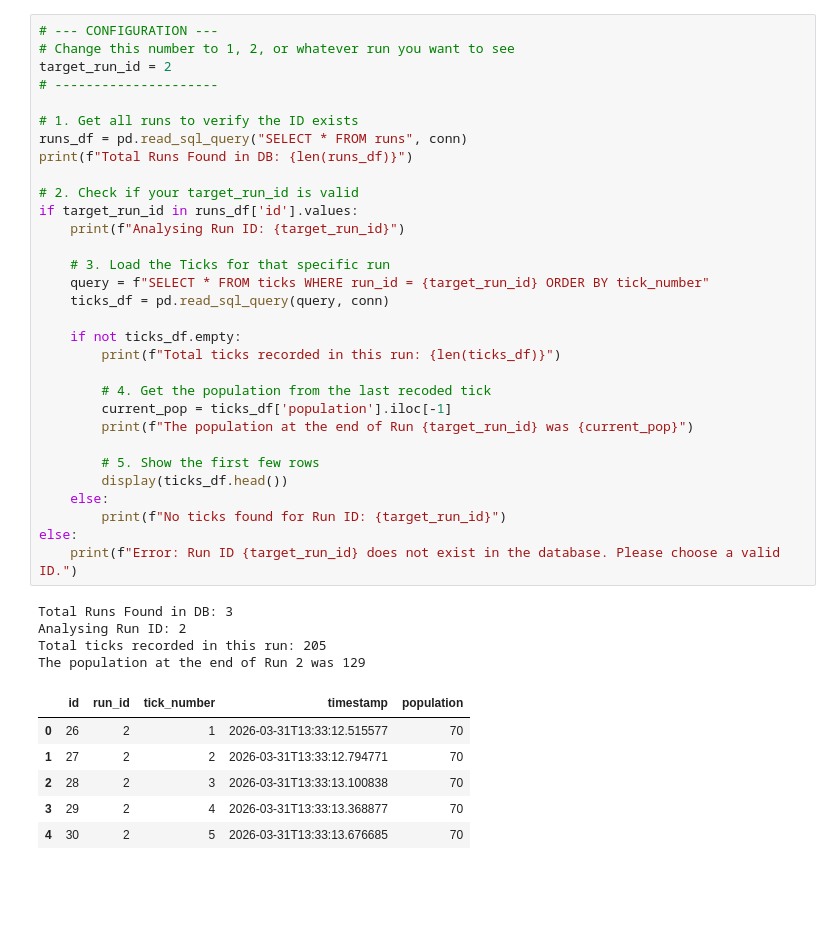
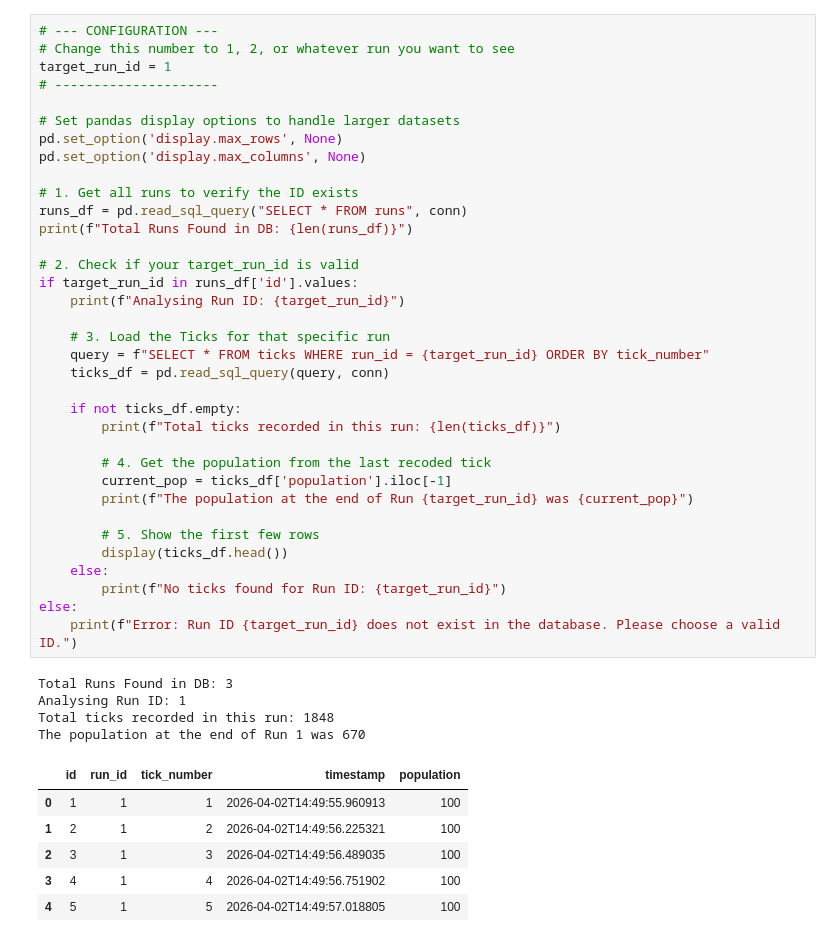
Before and after one commit to emmanueltab/my-ecosystem, a Jupyter notebook: server/reports.ipynb, the cells around one changed output. Cells and saved outputs as stored; diff of their text form; blank space fills up the shorter version.

```diff
--- a/server/reports.ipynb
+++ b/server/reports.ipynb
@@ -8,42 +8,46 @@ conn = sqlite3.connect("data/ecosystem.db")
 # %%
 # --- CONFIGURATION ---
 # Change this number to 1, 2, or whatever run you want to see
-target_run_id = 2
+target_run_id = 1
 # ---------------------
+
+# Set pandas display options to handle larger datasets
+pd.set_option('display.max_rows', None)
+pd.set_option('display.max_columns', None)
 
 # 1. Get all runs to verify the ID exists
 runs_df = pd.read_sql_query("SELECT * FROM runs", conn)
 print(f"Total Runs Found in DB: {len(runs_df)}")
 
 # 2. Check if your target_run_id is valid
 if target_run_id in runs_df['id'].values:
     print(f"Analysing Run ID: {target_run_id}")
 
     # 3. Load the Ticks for that specific run
     query = f"SELECT * FROM ticks WHERE run_id = {target_run_id} ORDER BY tick_number"
     ticks_df = pd.read_sql_query(query, conn)
 
     if not ticks_df.empty:
         print(f"Total ticks recorded in this run: {len(ticks_df)}")
 
         # 4. Get the population from the last recoded tick
         current_pop = ticks_df['population'].iloc[-1]
         print(f"The population at the end of Run {target_run_id} was {current_pop}")
 
         # 5. Show the first few rows
         display(ticks_df.head())
     else:
         print(f"No ticks found for Run ID: {target_run_id}")
 else:
     print(f"Error: Run ID {target_run_id} does not exist in the database. Please choose a valid ID.")
 # %% [output]
 Total Runs Found in DB: 3
-Analysing Run ID: 2
-Total ticks recorded in this run: 205
-The population at the end of Run 2 was 129
+Analysing Run ID: 1
+Total ticks recorded in this run: 1848
+The population at the end of Run 1 was 670
 |  | id | run_id | tick_number | timestamp | population |
-| 0 | 26 | 2 | 1 | 2026-03-31T13:33:12.515577 | 70 |
-| 1 | 27 | 2 | 2 | 2026-03-31T13:33:12.794771 | 70 |
-| 2 | 28 | 2 | 3 | 2026-03-31T13:33:13.100838 | 70 |
-| 3 | 29 | 2 | 4 | 2026-03-31T13:33:13.368877 | 70 |
-| 4 | 30 | 2 | 5 | 2026-03-31T13:33:13.676685 | 70 |
+| 0 | 1 | 1 | 1 | 2026-04-02T14:49:55.960913 | 100 |
+| 1 | 2 | 1 | 2 | 2026-04-02T14:49:56.225321 | 100 |
+| 2 | 3 | 1 | 3 | 2026-04-02T14:49:56.489035 | 100 |
+| 3 | 4 | 1 | 4 | 2026-04-02T14:49:56.751902 | 100 |
+| 4 | 5 | 1 | 5 | 2026-04-02T14:49:57.018805 | 100 |
```
Also changed, not shown: parts of 3 cells of this notebook, 6 other files.
